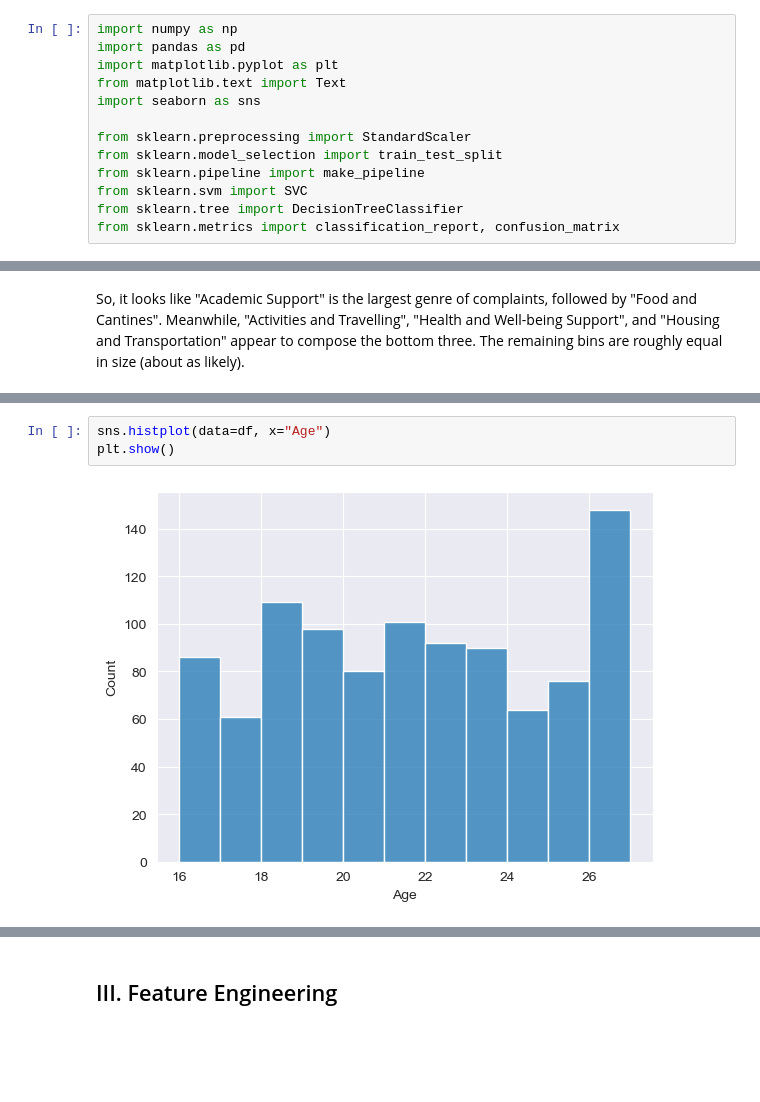
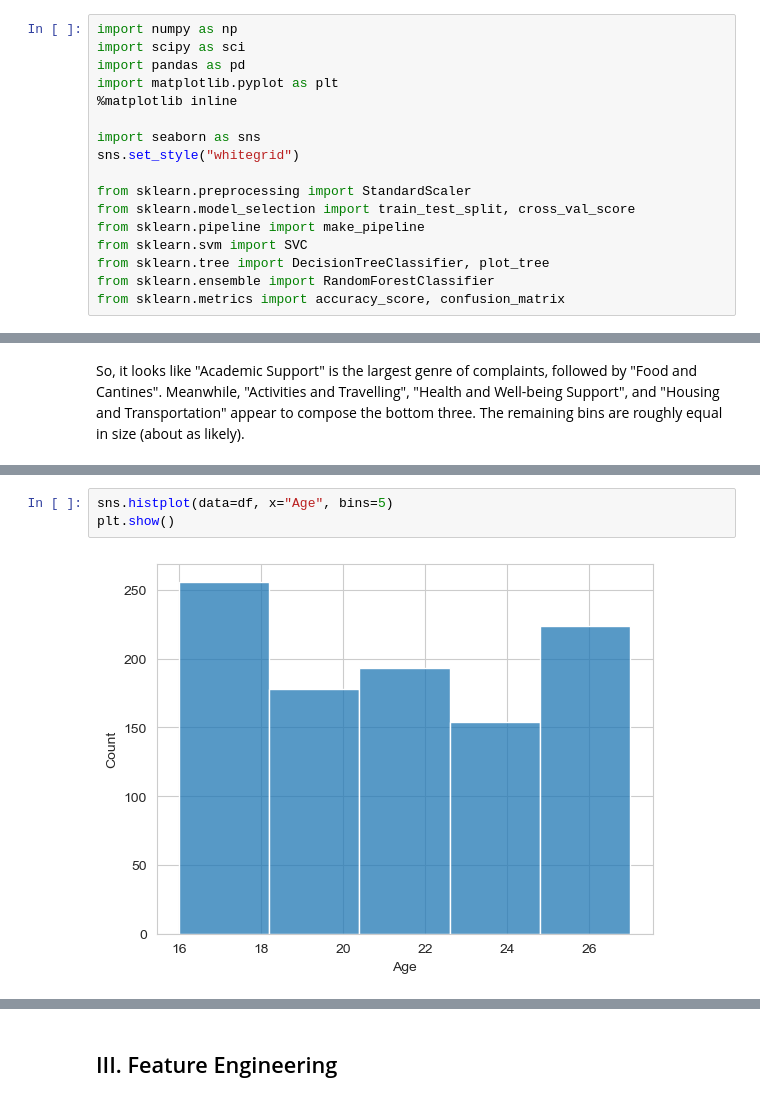
Before and after one commit to Road2Data/P3-Voices-Heard, a Jupyter notebook: primaryAnalysis.ipynb, the cells around one changed output, grey strips where cells are left out. Saved outputs shown, nothing was run; the diff lists cells and outputs as text; blank space fills up the shorter version.

```diff
--- a/primaryAnalysis.ipynb
+++ b/primaryAnalysis.ipynb
@@ -4,17 +4,21 @@
 ## I. Imports
 # %%
 import numpy as np
+import scipy as sci
 import pandas as pd
 import matplotlib.pyplot as plt
-from matplotlib.text import Text
+%matplotlib inline
+
 import seaborn as sns
+sns.set_style("whitegrid")
 
 from sklearn.preprocessing import StandardScaler
-from sklearn.model_selection import train_test_split
+from sklearn.model_selection import train_test_split, cross_val_score
 from sklearn.pipeline import make_pipeline
 from sklearn.svm import SVC
-from sklearn.tree import DecisionTreeClassifier
-from sklearn.metrics import classification_report, confusion_matrix
+from sklearn.tree import DecisionTreeClassifier, plot_tree
+from sklearn.ensemble import RandomForestClassifier
+from sklearn.metrics import accuracy_score, confusion_matrix
 # %%
 df = pd.read_csv("data/voicesHeard.csv")
 df = df.drop(labels="Count", axis=1)
@@ -70,5 +84,5 @@ So, it looks like "Academic Support" is the largest genre of complaints, followe
 # %%
-sns.histplot(data=df, x="Age")
+sns.histplot(data=df, x="Age", bins=5)
 plt.show()
 # %% [output]
-[figure, old version]
+[figure, new version]
```
Also changed, not shown: parts of 30 cells of this notebook.
